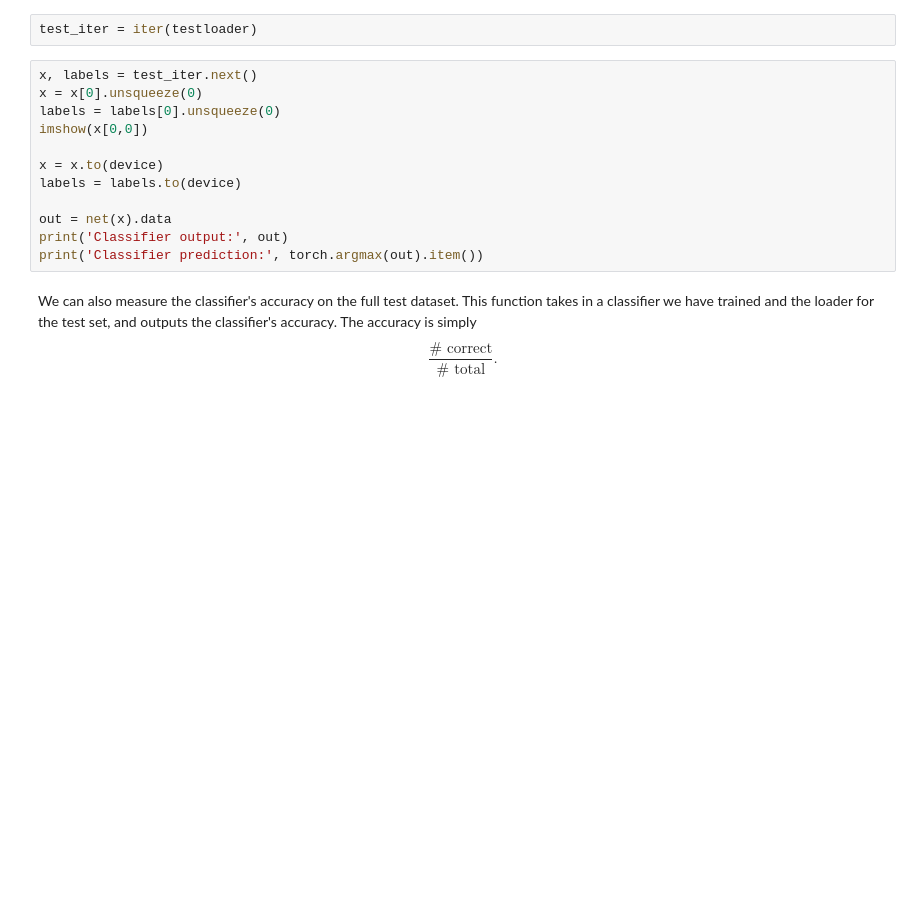
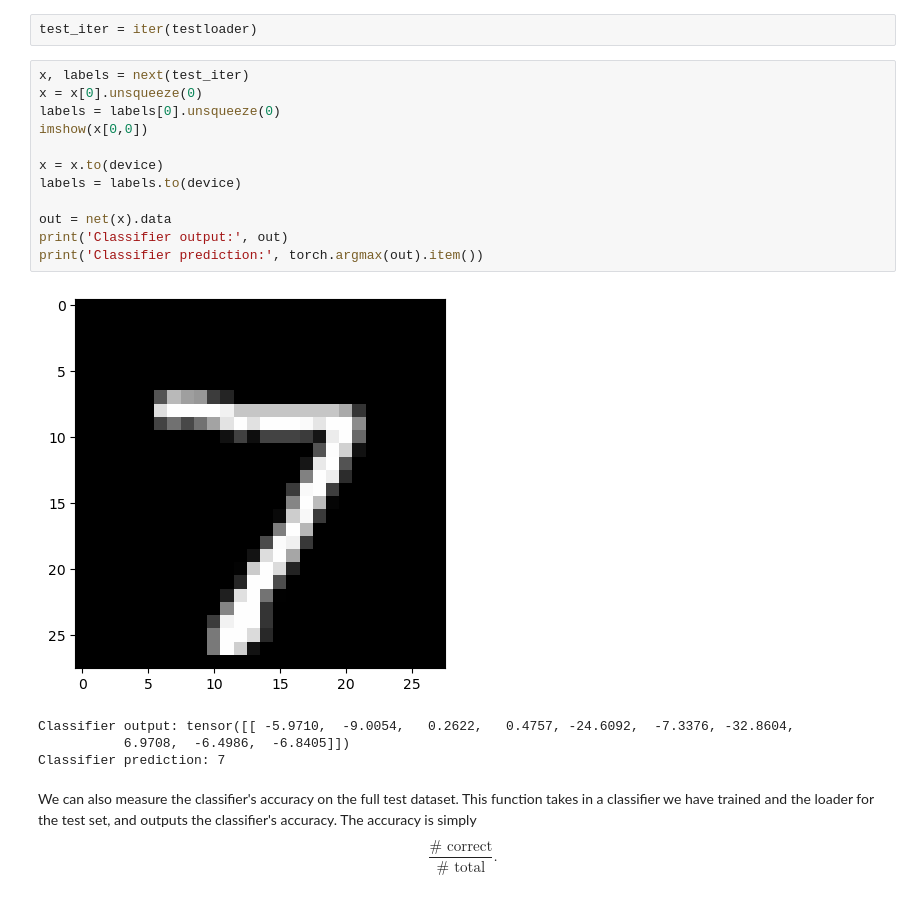
Before and after one commit to martinezdavid12/EECS127_AdversarialML, a Jupyter notebook: code/adversarial.ipynb, the cells around one changed output. Saved outputs shown, nothing was run; the diff lists cells and outputs as text; blank space fills up the shorter version.

```diff
--- a/code/adversarial.ipynb
+++ b/code/adversarial.ipynb
@@ -135,17 +155,22 @@ Let's load a sample image from the test dataset, and see what the classifier mak
 # %%
 test_iter = iter(testloader)
 # %%
-x, labels = test_iter.next()
+x, labels = next(test_iter)
 x = x[0].unsqueeze(0)
 labels = labels[0].unsqueeze(0)
 imshow(x[0,0])
 
 x = x.to(device)
 labels = labels.to(device)
 
 out = net(x).data
 print('Classifier output:', out)
 print('Classifier prediction:', torch.argmax(out).item())
+# %% [output]
+[figure, added]
+Classifier output: tensor([[ -5.9710,  -9.0054,   0.2622,   0.4757, -24.6092,  -7.3376, -32.8604,
+           6.9708,  -6.4986,  -6.8405]])
+Classifier prediction: 7
 # %% [markdown]
 We can also measure the classifier's accuracy on the full test dataset. This function takes in a classifier we have trained and the loader for the test set, and outputs the classifier's accuracy. The accuracy is simply
 $$ \dfrac{\text{# correct}}{\text{# total}}.$$
```
Also changed, not shown: parts of 12 cells of this notebook, 20 other files.
